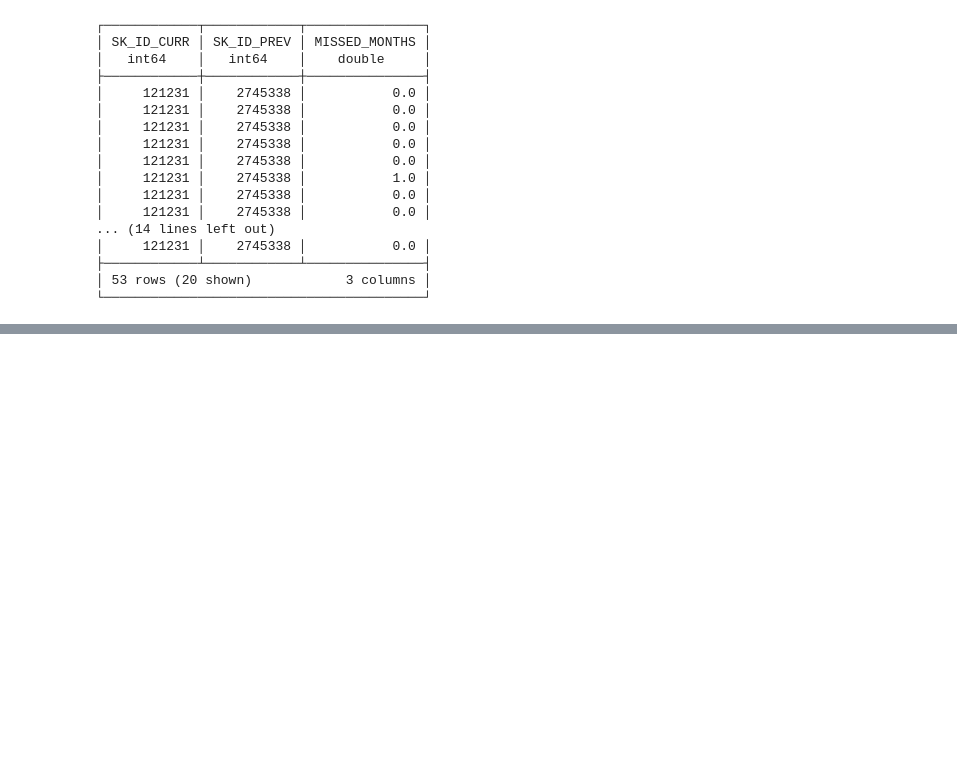
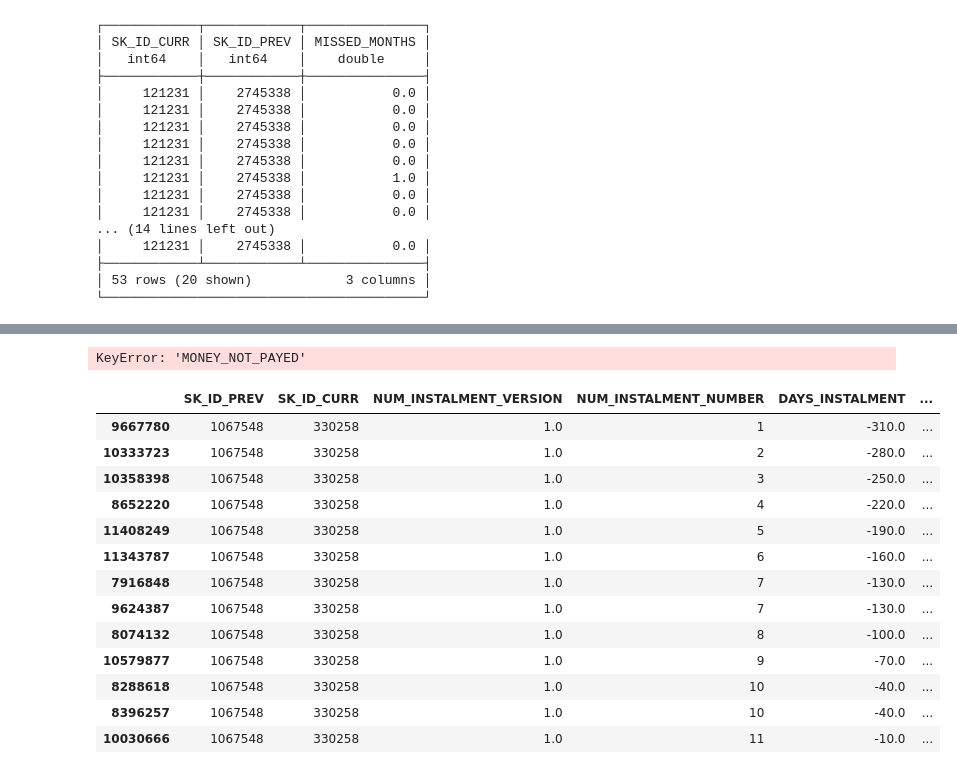
Before and after one commit to gkukse/Home-Credit-Default-Risk, a Jupyter notebook: instalments_payments.ipynb, the cells around one changed output, grey strips where cells are left out. Cells and saved outputs as stored; diff of their text form; code cells hidden in the pictures; blank space fills up the shorter version.

```diff
--- a/instalments_payments.ipynb
+++ b/instalments_payments.ipynb
@@ -323,0 +364,21 @@ AMT_Missed
+# %%
+installments_payments_overall[installments_payments_overall['MONEY_NOT_PAYED'] == installments_payments_overall['MONEY_NOT_PAYED'].max()]
+# %% [output]
+KeyError: 'MONEY_NOT_PAYED'
+# %%
+installments_payments[(installments_payments['SK_ID_PREV'] == 1067548) & (installments_payments['SK_ID_CURR'] == 330258)].sort_values(by='NUM_INSTALMENT_NUMBER')
+# %% [output]
+|  | SK_ID_PREV | SK_ID_CURR | NUM_INSTALMENT_VERSION | NUM_INSTALMENT_NUMBER | DAYS_INSTALMENT | ... |
+| 9667780 | 1067548 | 330258 | 1.0 | 1 | -310.0 | ... |
+| 10333723 | 1067548 | 330258 | 1.0 | 2 | -280.0 | ... |
+| 10358398 | 1067548 | 330258 | 1.0 | 3 | -250.0 | ... |
+| 8652220 | 1067548 | 330258 | 1.0 | 4 | -220.0 | ... |
+| 11408249 | 1067548 | 330258 | 1.0 | 5 | -190.0 | ... |
+| 11343787 | 1067548 | 330258 | 1.0 | 6 | -160.0 | ... |
+| 7916848 | 1067548 | 330258 | 1.0 | 7 | -130.0 | ... |
+| 9624387 | 1067548 | 330258 | 1.0 | 7 | -130.0 | ... |
+| 8074132 | 1067548 | 330258 | 1.0 | 8 | -100.0 | ... |
+| 10579877 | 1067548 | 330258 | 1.0 | 9 | -70.0 | ... |
+| 8288618 | 1067548 | 330258 | 1.0 | 10 | -40.0 | ... |
+| 8396257 | 1067548 | 330258 | 1.0 | 10 | -40.0 | ... |
+| 10030666 | 1067548 | 330258 | 1.0 | 11 | -10.0 | ... |
```
Also changed, not shown: parts of 15 cells of this notebook.
